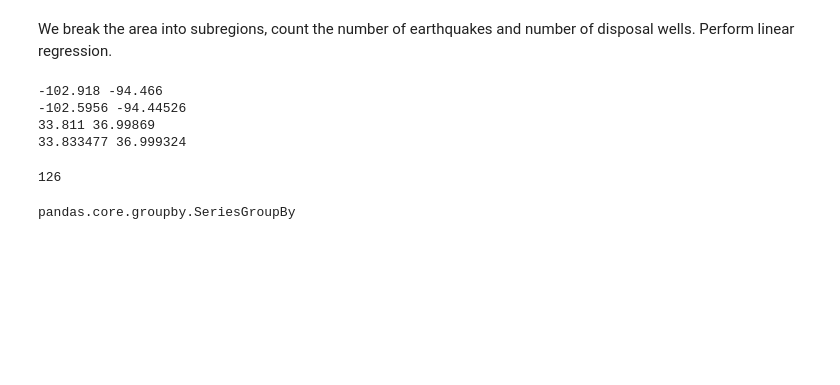
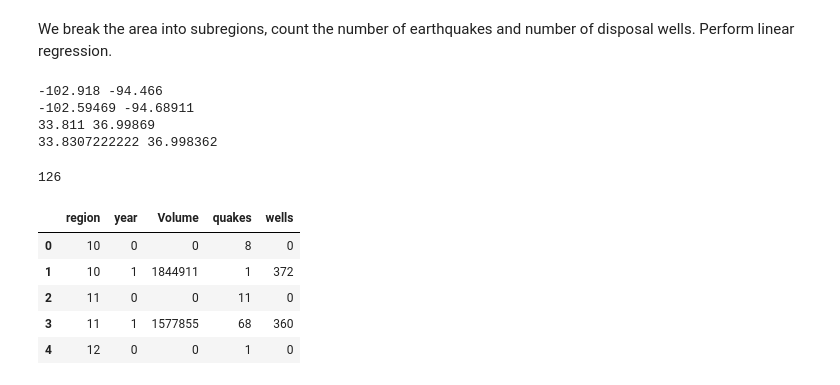
Before and after one commit to tperol/earthquake-clusters, a Jupyter notebook: Experiment_Poels.ipynb, the cells around one changed output. Cells and saved outputs as stored; diff of their text form; code cells hidden in the pictures; blank space fills up the shorter version.

```diff
--- a/Experiment_Poels.ipynb
+++ b/Experiment_Poels.ipynb
@@ -373,9 +399,9 @@ import statsmodels.formula.api as sm
 # Separate data into areas
 # Observe extreme values
 print min(since_1980_df.longitude), max(since_1980_df.longitude)
-print min(drilldf.LONGITUDE), max(drilldf.LONGITUDE)
+print min(welldf.X), max(welldf.X)
 print min(since_1980_df.latitude), max(since_1980_df.latitude)
-print min(drilldf.LATTITUDE), max(drilldf.LATTITUDE)
+print min(welldf.Y), max(welldf.Y)
 # Make ranges
 xregions1 = np.arange(33.5, 37., .5); xregions2 = np.arange(34., 37.5, .5); xregions = zip(xregions1, xregions2)
 yregions1 = np.arange(-103.,-94. , .5); yregions2 = np.arange(-102.5 ,-93.5, .5); yregions = zip(yregions1, yregions2)
@@ -387,9 +413,9 @@ for x in xregions:
 len(regions)
 # %% [output]
 -102.918 -94.466
--102.5956 -94.44526
+-102.59469 -94.68911
 33.811 36.99869
-33.833477 36.999324
+33.8307222222 36.998362
 126
 # %%
 locdict = dict(zip(regions, range(len(regions))))
@@ -406,35 +432,42 @@ def find_region(rowquake):
 
 quakes = since_1980_df.apply(find_region, axis=1)
 quakedf = {}; quakedf['quakes'] = []; quakedf['wells'] = []; quakedf['year'] = []; quakedf['region'] = []
-quakedf['max_pressure'] = []
+quakedf['Volume'] = []
 for quake, well, year, region, press in quakes:
     quakedf['quakes'].append(quake); quakedf['wells'].append(well); quakedf['year'].append(year)
-    quakedf['region'].append(region); quakedf['max_pressure'].append(press)
+    quakedf['region'].append(region); quakedf['Volume'].append(press)
 quakedf =  pd.DataFrame(quakedf)
 # %%
 # Same function as above but for wells
 def find_region(rowquake):
     for region in regions:
-        if (rowquake['LATTITUDE'] < region[0][1]) \
-        & (rowquake['LATTITUDE'] >= region[0][0]) \
-        & (rowquake['LONGITUDE'] < region[1][1]) \
-        & (rowquake['LONGITUDE'] >= region[1][0]):
+        if (rowquake['Y'] < region[0][1]) \
+        & (rowquake['Y'] >= region[0][0]) \
+        & (rowquake['X'] < region[1][1]) \
+        & (rowquake['X'] >= region[1][0]):
                 reg = locdict[region]
                 break
-    return 0, 1, 2009, reg, rowquake['MAXPRESSURE'] # WE ASSUME THAT THE WELLS STARTED IN 2009. WE NEED MORE DATA TO PROVE THIS
+    return 0, 1, 2009, reg, rowquake['Volume'] # WE ASSUME THAT THE WELLS STARTED IN 2009. WE NEED MORE DATA TO PROVE THIS
 
-wells = drilldf.apply(find_region, axis = 1)
+wells = welldf.apply(find_region, axis = 1)
 welldf = {}; welldf['quakes'] = []; welldf['wells'] = []; welldf['year'] = []; welldf['region'] = []
-welldf['max_pressure'] = []
+welldf['Volume'] = []
 for quake, well, year, region, press in wells:
     welldf['quakes'].append(quake); welldf['wells'].append(well); welldf['year'].append(year)
-    welldf['region'].append(region); welldf['max_pressure'].append(press)
+    welldf['region'].append(region); welldf['Volume'].append(press)
 welldf =  pd.DataFrame(welldf)
 # %%
 datadf = pd.concat([quakedf, welldf]) # Some maxpressure's are empty. Fix this
 datadf['year'] = 1*(datadf['year'] >= 2009)
-datadf_reg = datadf.groupby(['region', 'year'])#.sum().reset_index()
-type(datadf_reg.max_pressure)
+datadf_reg = datadf.groupby(['region', 'year']).sum().reset_index()
+#type(datadf_reg.max_pressure)
-# %% [output]
-pandas.core.groupby.SeriesGroupBy
+# %%
+datadf_reg.head()
+# %% [output]
+|  | region | year | Volume | quakes | wells |
+| 0 | 10 | 0 | 0 | 8 | 0 |
+| 1 | 10 | 1 | 1844911 | 1 | 372 |
+| 2 | 11 | 0 | 0 | 11 | 0 |
+| 3 | 11 | 1 | 1577855 | 68 | 360 |
+| 4 | 12 | 0 | 0 | 1 | 0 |
 # %%
```
Also changed, not shown: parts of 9 cells of this notebook.
